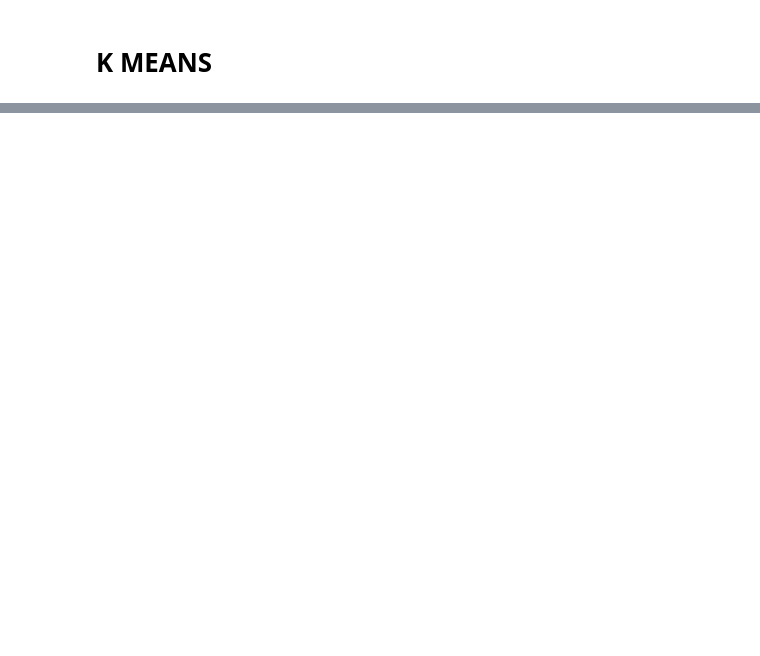
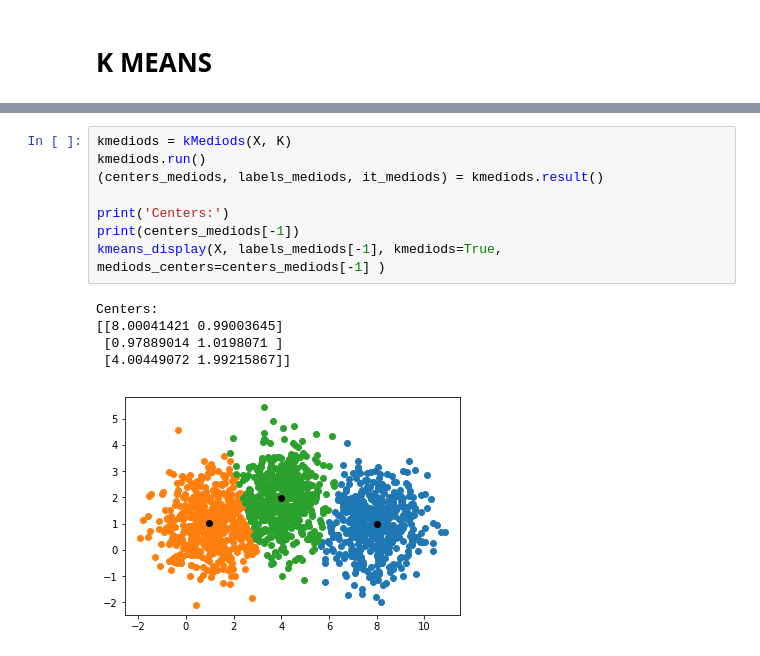
Before and after one commit to suongnhoang/machine_learning_basic, a Jupyter notebook: k-means.ipynb, the cells around one changed output, grey strips where cells are left out. Saved outputs shown, nothing was run; the diff lists cells and outputs as text; blank space fills up the shorter version.

```diff
--- a/k-means.ipynb
+++ b/k-means.ipynb
@@ -144,0 +269,14 @@ Centers found by our algorithm:
+# %%
+kmediods = kMediods(X, K)
+kmediods.run()
+(centers_mediods, labels_mediods, it_mediods) = kmediods.result()
+
+print('Centers:')
+print(centers_mediods[-1])
+kmeans_display(X, labels_mediods[-1], kmediods=True, mediods_centers=centers_mediods[-1] )
+# %% [output]
+Centers:
+[[8.00041421 0.99003645]
+ [0.97889014 1.0198071 ]
+ [4.00449072 1.99215867]]
+[figure, added]
```
Also changed, not shown: parts of 12 cells of this notebook.
